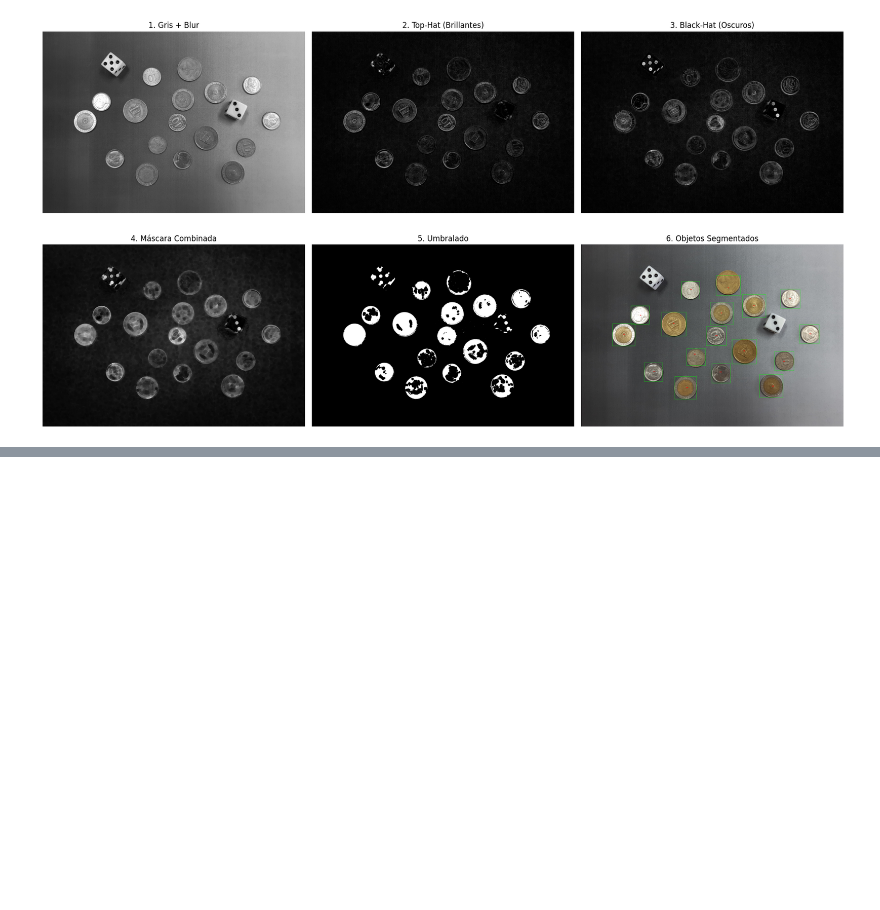
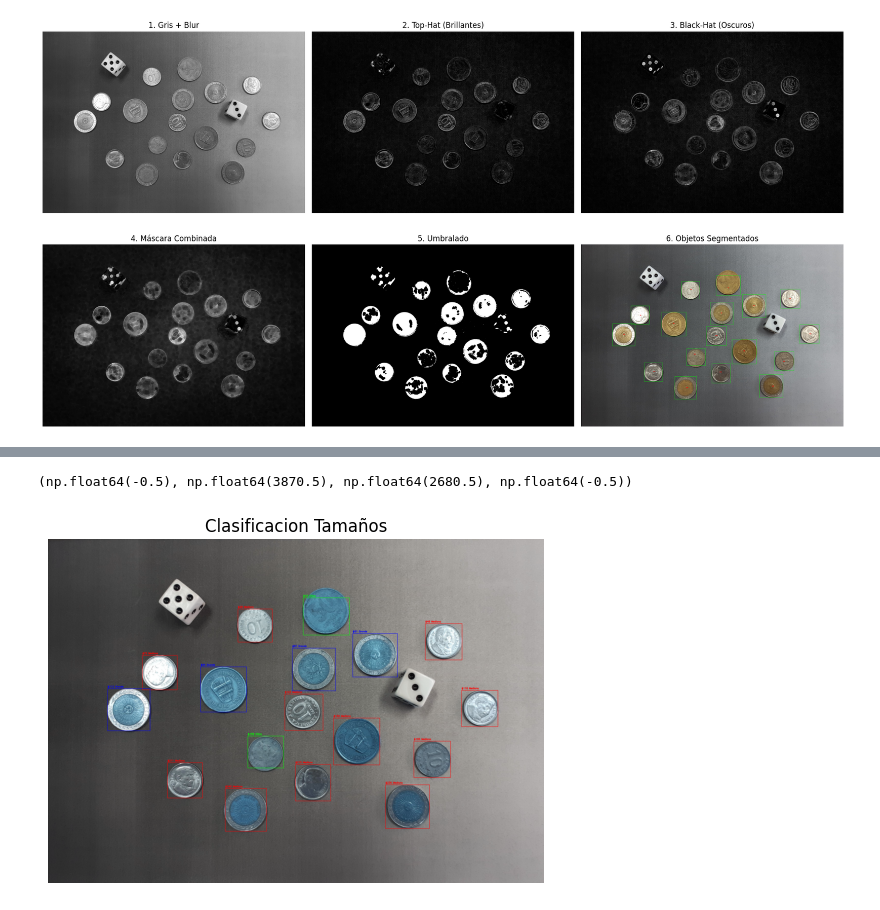
Before and after one commit to maxiromano/tp2_pdi_Molina_Romano, a Jupyter notebook: parte1.ipynb, the cells around one changed output, grey strips where cells are left out. Cells and saved outputs as stored; diff of their text form; code cells hidden in the pictures; blank space fills up the shorter version.

Commit message:
agrego clasificacion

```diff
--- a/parte1.ipynb
+++ b/parte1.ipynb
@@ -125,3 +130,69 @@ plt.tight_layout()
 plt.show()
 # %% [output]
 [figure]
+# %%
+conteo_monedas = {
+    "Grande": 0,
+    "Mediana": 0,
+    "Chica": 0
+}
+
+(num_labels, labels, stats, centroids) = cv2.connectedComponentsWithStats(
+    mask_thresh, 8, cv2.CV_32S
+)
+
+output_image = img_color.copy()
+objetos_reales = 0
+
+# CALIBRACIÓN DE TAMAÑOS
+AREA_MINIMA = 8000
+UMBRAL_LIMITE_CHICA = 25000   # Menor a esto es Chica
+UMBRAL_LIMITE_MEDIANA = 70000 # Menor a esto es Mediana, Mayor es Grande
+
+for i in range(1, num_labels):
+    area = stats[i, cv2.CC_STAT_AREA]
+
+    # Filtro de ruido
+    if area < AREA_MINIMA:
+        continue
+
+    objetos_reales += 1
+
+    x = stats[i, cv2.CC_STAT_LEFT]
+    y = stats[i, cv2.CC_STAT_TOP]
+    w = stats[i, cv2.CC_STAT_WIDTH]
+    h = stats[i, cv2.CC_STAT_HEIGHT]
+
+    if area < UMBRAL_LIMITE_CHICA:
+        tipo_tamano = "Chica"
+        color_box = (0, 255, 0)    # Verde para chicas
+    elif area < UMBRAL_LIMITE_MEDIANA:
+        tipo_tamano = "Mediana"
+        color_box = (255, 0, 0)    # Azul para medianas
+    else:
+        tipo_tamano = "Grande"
+        color_box = (0, 0, 255)    # Rojo para grandes
+
+    if tipo_tamano in conteo_monedas:
+        conteo_monedas[tipo_tamano] += 1
+
+    cv2.rectangle(output_image, (x, y), (x + w, y + h), color_box, 2)
+
+    texto_etiqueta = f"#{i} {tipo_tamano}"
+    cv2.putText(output_image, texto_etiqueta, (x, y - 10),
+                cv2.FONT_HERSHEY_SIMPLEX, 0.6, color_box, 2)
+
+    print(f"Objeto #{i}: Área={area} -> {tipo_tamano}")
+
+total_monedas = 0
+for tipo, cantidad in conteo_monedas.items():
+    if cantidad > 0:
+        print(f"- {tipo}: {cantidad}")
+        total_monedas += cantidad
+
+print(f"\nTotal de monedas: {total_monedas}")
+
+plt.imshow(output_image)
+plt.title("Clasificacion Tamaños")
+plt.axis('off')
+# %% [output]
@@ -127,0 +216,2 @@ plt.show()
+(np.float64(-0.5), np.float64(3870.5), np.float64(2680.5), np.float64(-0.5))
+[figure, added]
```
Also changed, not shown: parts of 3 cells of this notebook, 1 other file.
